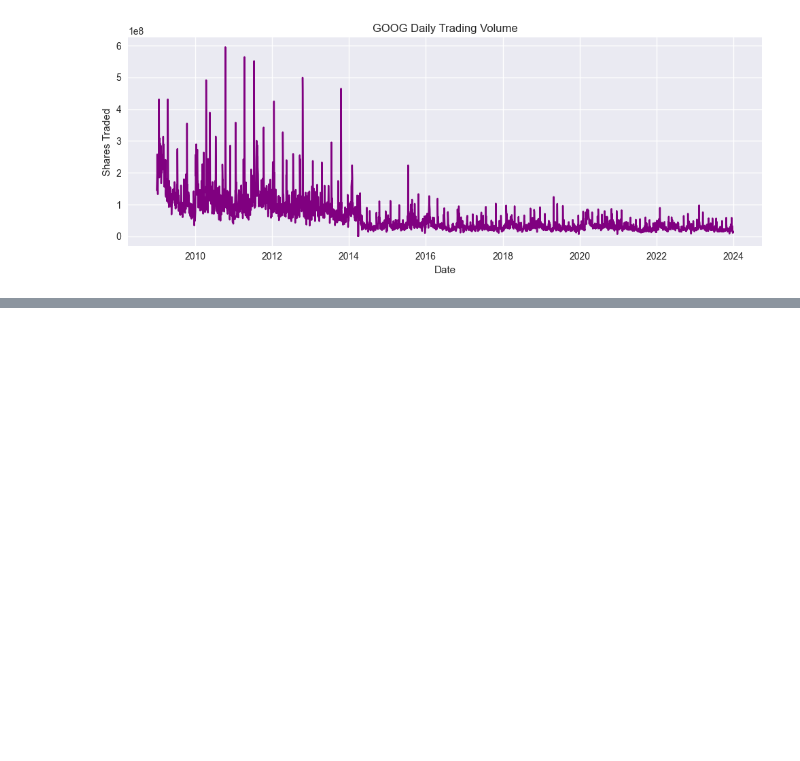
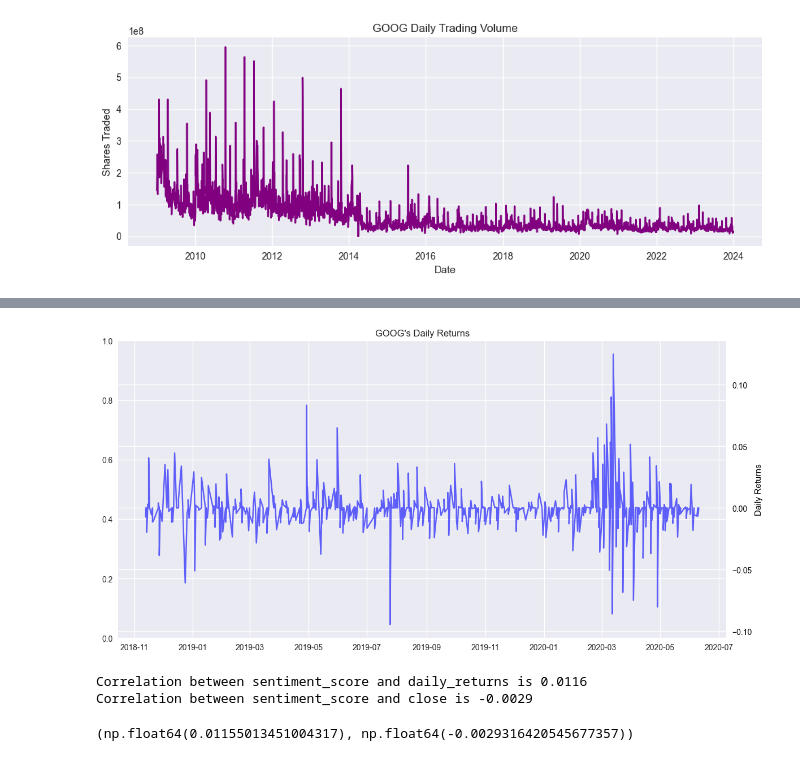
Before and after one commit to selamasnake/kaim-week-1, a Jupyter notebook: notebooks/stocks/GOOG.ipynb, the cells around one changed output, grey strips where cells are left out. Drawn from its saved outputs; the diff is of its cells as text; code cells hidden in the pictures; blank space fills up the shorter version.

Commit message:
feat: conducted correlation analysis

```diff
--- a/notebooks/stocks/GOOG.ipynb
+++ b/notebooks/stocks/GOOG.ipynb
@@ -97,0 +122,8 @@ plotter.plot_macd(data)
+# %%
+headline_with_sentiment = textanaysis.analyze_headline_sentiment(headline_data)
+headline_with_sentiment['date'] = headline_with_sentiment ['date'].dt.date
+
+headlines_with_sentiment= headline_with_sentiment[['date', 'headline', 'stock', 'sentiment', 'sentiment_score']].copy()
+# %%
+combined_data = stockutils.merge_sentiment_with_stock(headlines_with_sentiment, data)
+combined_data.head()
@@ -97,0 +140,3 @@ plotter.plot_macd(data)
+# %%
+combined_data_lowercase = stockutils.lowercase_columns(combined_data)
+combined_data_lowercase.head(5)
@@ -97,0 +153,3 @@ plotter.plot_macd(data)
+# %%
+data_with_daily_returns = technical_indicators.calculate_daily_returns(combined_data_lowercase)
+data_with_daily_returns.head()
@@ -97,0 +165,4 @@ plotter.plot_macd(data)
+# %%
+plotter.plot_daily_returns(data_with_daily_returns)
+# %% [output]
+[figure, added]
@@ -97,0 +171,6 @@ plotter.plot_macd(data)
+# %%
+correlation_analysis.sentiment_correlation_analysis(data_with_daily_returns)
+# %% [output]
+Correlation between sentiment_score and daily_returns is 0.0116
+Correlation between sentiment_score and close is -0.0029
+(np.float64(0.01155013451004317), np.float64(-0.0029316420545677357))
```
Also changed, not shown: parts of 17 cells of this notebook, 5 other files.
